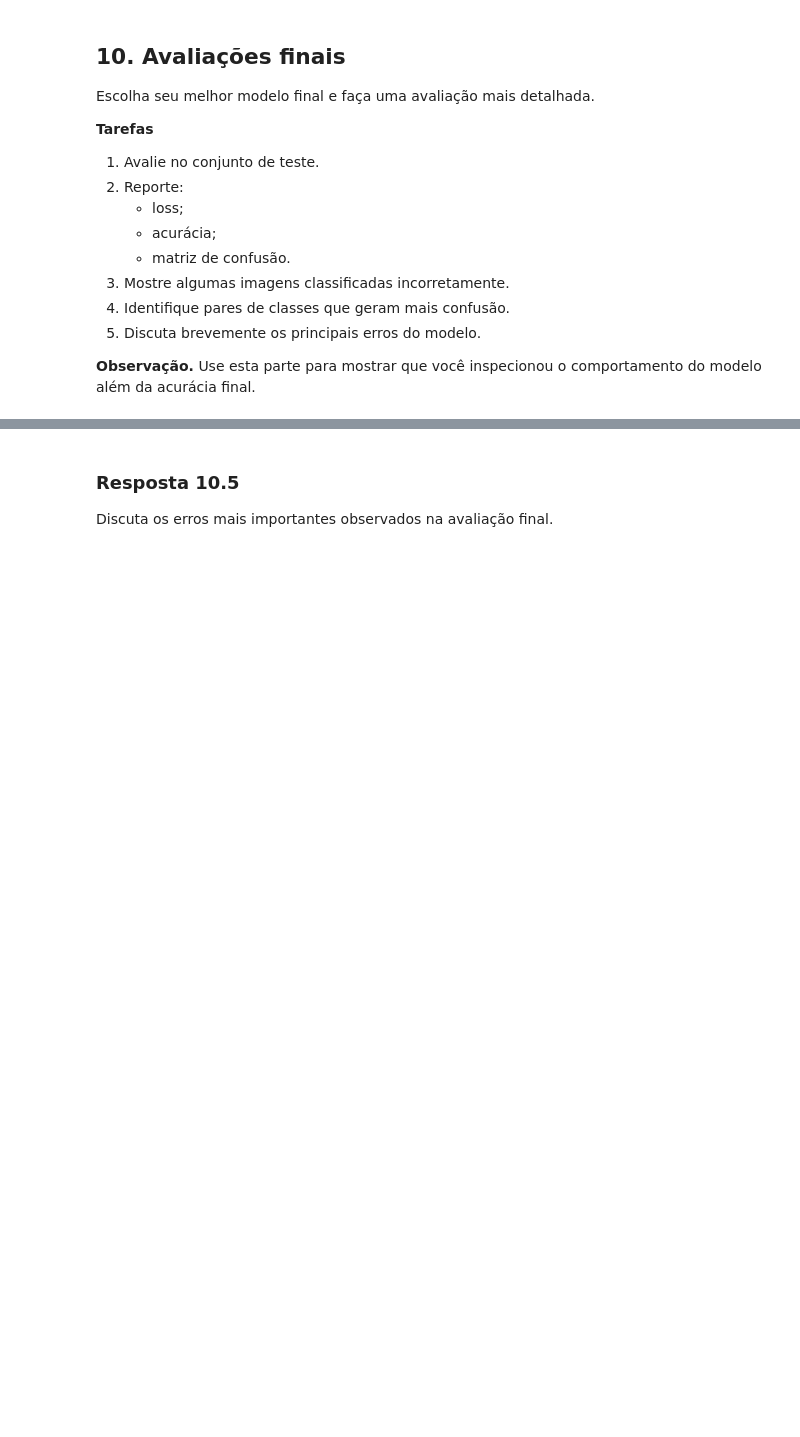
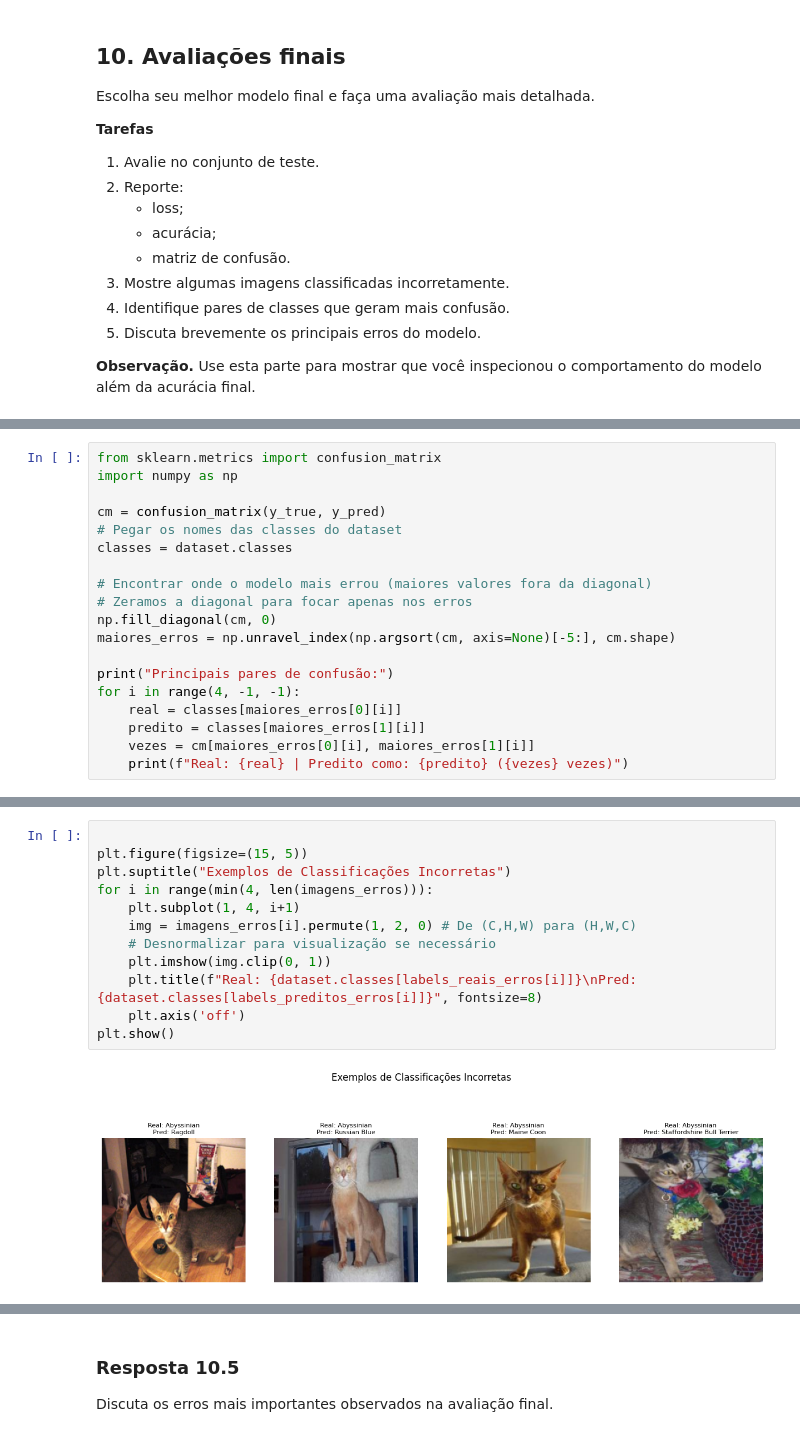
Before and after one commit to Heri-impatech/trabalho_I_ml2, a Jupyter notebook: trabalho_1/classificacao_com_cnn.ipynb, the cells around one changed output, grey strips where cells are left out. Saved outputs shown, nothing was run; the diff lists cells and outputs as text; blank space fills up the shorter version.

```diff
--- a/trabalho_1/classificacao_com_cnn.ipynb
+++ b/trabalho_1/classificacao_com_cnn.ipynb
@@ -1267,0 +1328,19 @@ Use esta parte para mostrar que você inspecionou o comportamento do modelo alé
+# %%
+from sklearn.metrics import confusion_matrix
+import numpy as np
+
+cm = confusion_matrix(y_true, y_pred)
+# Pegar os nomes das classes do dataset
+classes = dataset.classes
+
+# Encontrar onde o modelo mais errou (maiores valores fora da diagonal)
+# Zeramos a diagonal para focar apenas nos erros
+np.fill_diagonal(cm, 0)
+maiores_erros = np.unravel_index(np.argsort(cm, axis=None)[-5:], cm.shape)
+
+print("Principais pares de confusão:")
+for i in range(4, -1, -1):
+    real = classes[maiores_erros[0][i]]
+    predito = classes[maiores_erros[1][i]]
+    vezes = cm[maiores_erros[0][i], maiores_erros[1][i]]
+    print(f"Real: {real} | Predito como: {predito} ({vezes} vezes)")
@@ -1267,0 +1412,14 @@ Use esta parte para mostrar que você inspecionou o comportamento do modelo alé
+# %%
+
+plt.figure(figsize=(15, 5))
+plt.suptitle("Exemplos de Classificações Incorretas")
+for i in range(min(4, len(imagens_erros))):
+    plt.subplot(1, 4, i+1)
+    img = imagens_erros[i].permute(1, 2, 0) # De (C,H,W) para (H,W,C)
+    # Desnormalizar para visualização se necessário
+    plt.imshow(img.clip(0, 1))
+    plt.title(f"Real: {dataset.classes[labels_reais_erros[i]]}\nPred: {dataset.classes[labels_preditos_erros[i]]}", fontsize=8)
+    plt.axis('off')
+plt.show()
+# %% [output]
+[figure, added]
```
Also changed, not shown: parts of 9 cells of this notebook.
